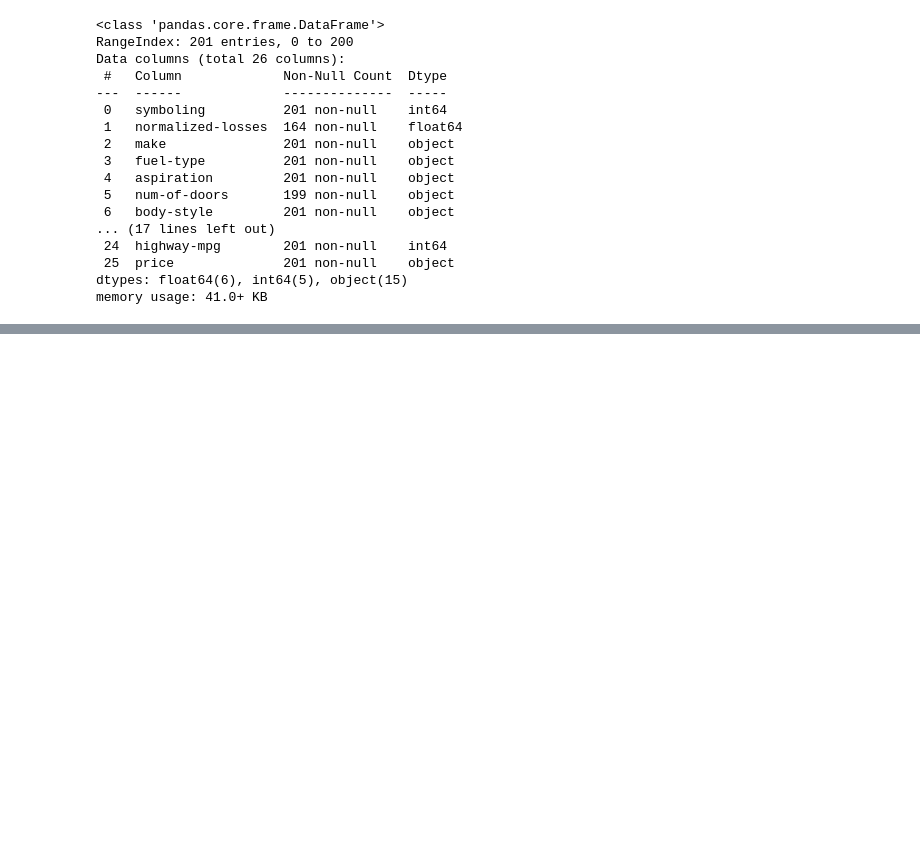
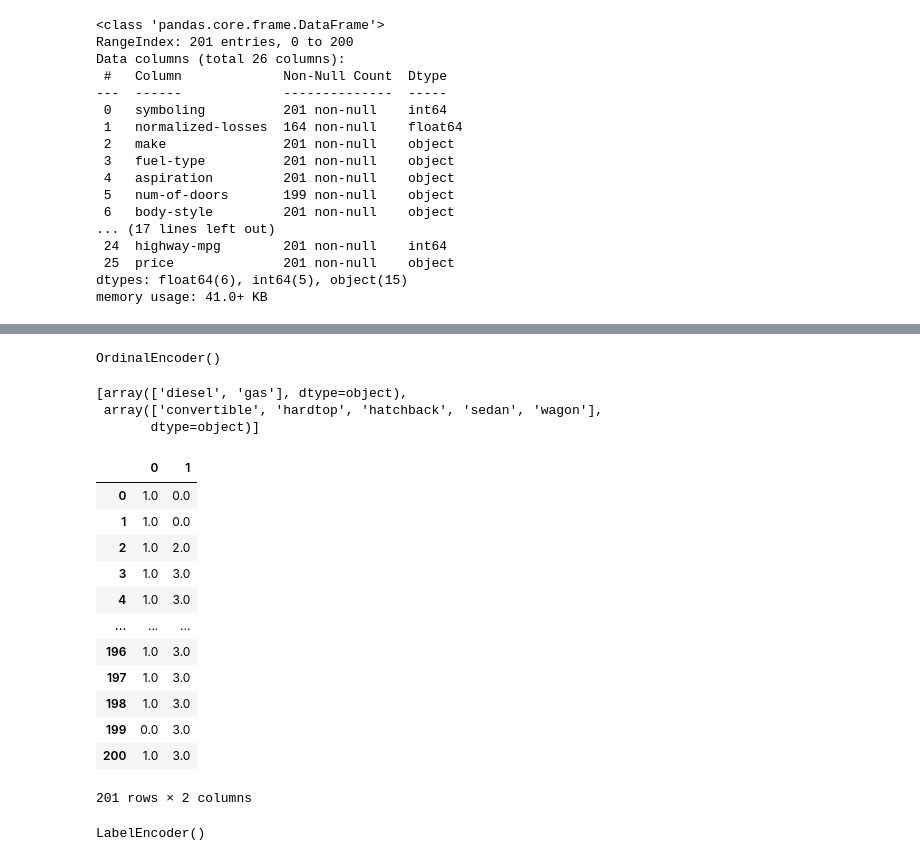
Before and after one commit to vikram84846/machineLearing, a Jupyter notebook: Untitled3.ipynb, the cells around one changed output, grey strips where cells are left out. Drawn from its saved outputs; the diff is of its cells as text; code cells hidden in the pictures; blank space fills up the shorter version.

```diff
--- a/Untitled3.ipynb
+++ b/Untitled3.ipynb
@@ -190,0 +285,30 @@ for col in cols:
+# %%
+oe = OrdinalEncoder()
+# %%
+oe.fit(df[["fuel-type","body-style"]])
+# %% [output]
+OrdinalEncoder()
+# %%
+newdf =pd.DataFrame(oe.transform(df[["fuel-type","body-style"]]))
+# %%
+oe.categories_
+# %% [output]
+[array(['diesel', 'gas'], dtype=object),
+ array(['convertible', 'hardtop', 'hatchback', 'sedan', 'wagon'],
+       dtype=object)]
+# %%
+newdf
+# %% [output]
+|  | 0 | 1 |
+| 0 | 1.0 | 0.0 |
+| 1 | 1.0 | 0.0 |
+| 2 | 1.0 | 2.0 |
+| 3 | 1.0 | 3.0 |
+| 4 | 1.0 | 3.0 |
+| ... | ... | ... |
+| 196 | 1.0 | 3.0 |
+| 197 | 1.0 | 3.0 |
+| 198 | 1.0 | 3.0 |
+| 199 | 0.0 | 3.0 |
+| 200 | 1.0 | 3.0 |
+201 rows × 2 columns
@@ -190,0 +319,4 @@ for col in cols:
+# %%
+le.fit(df["fuel-type"])
+# %% [output]
+LabelEncoder()
```
Also changed, not shown: parts of 23 cells of this notebook, 9 other files.
